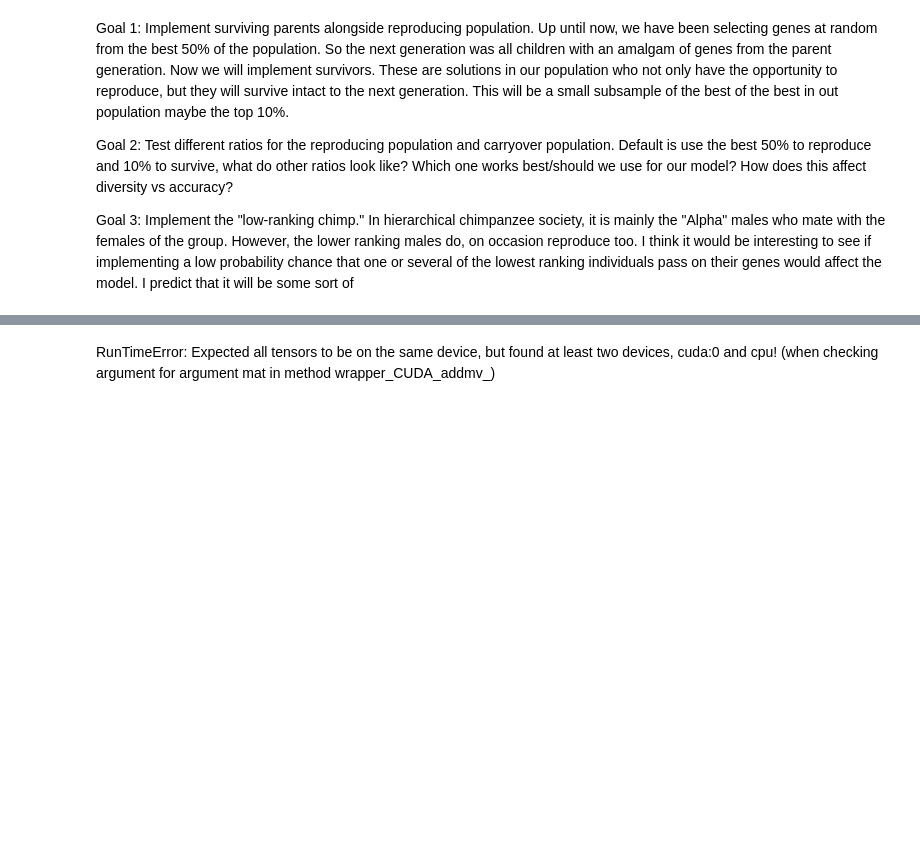
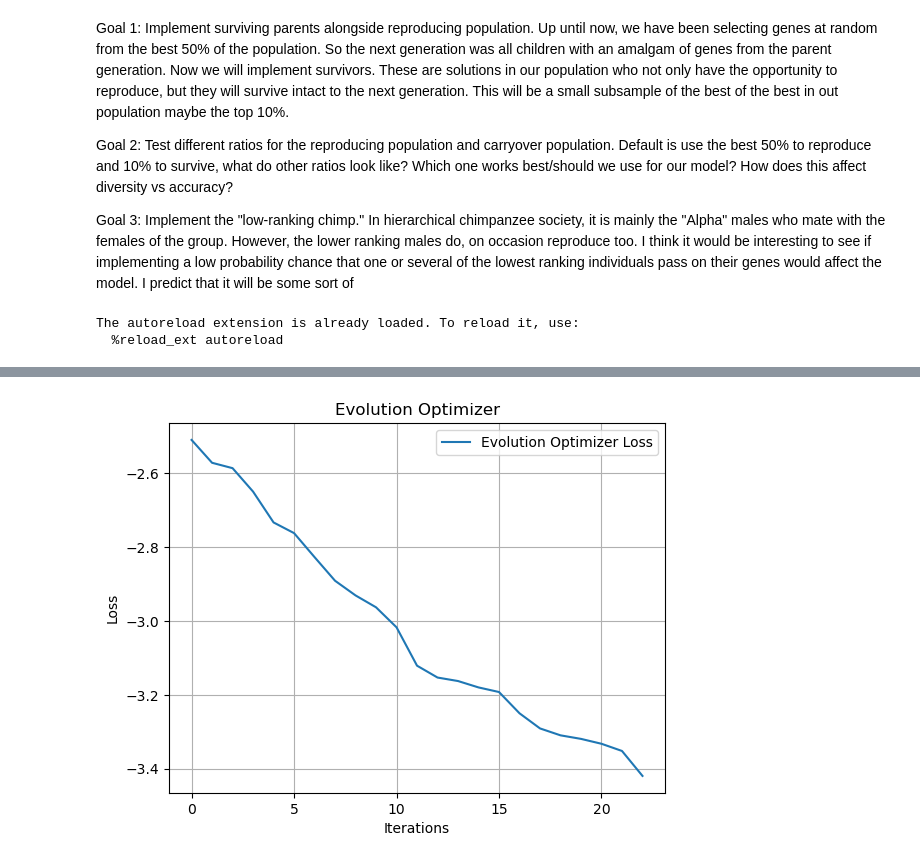
Before and after one commit to lawolff1702/EVO, a Jupyter notebook: fitness/fitness_comparisons.ipynb, the cells around one changed output, grey strips where cells are left out. Drawn from its saved outputs; the diff is of its cells as text; code cells hidden in the pictures; blank space fills up the shorter version.

Commit message:
fixed problems with device. Still running very slow on my laptop

```diff
--- a/fitness/fitness_comparisons.ipynb
+++ b/fitness/fitness_comparisons.ipynb
@@ -10,7 +10,7 @@ Goal 3: Implement the "low-ranking chimp." In hierarchical chimpanzee society, i
 %load_ext autoreload
 %autoreload 2
 import sys
-sys.path.append('../')  # Replace '/path/to/EVO_BASE' with the actual path to the module
+sys.path.append('../ExplorationVsExploitation')  # Replace '/path/to/EVO_BASE' with the actual path to the module
 from EVO import LogisticRegression, EvolutionOptimizer
 from fitness import FitnessOptimizer
 import torch
@@ -18,6 +18,9 @@ import numpy as np
 import time
 import random
 import matplotlib.pyplot as plt
+# %% [output]
+The autoreload extension is already loaded. To reload it, use:
+  %reload_ext autoreload
 # %%
 def classification_data(n_points = 300, noise = 0.2, p_dims = 2):
 
@@ -29,22 +32,33 @@ def classification_data(n_points = 300, noise = 0.2, p_dims = 2):
     return X, y
 # %%
 def accuracy(model, X, y):
+    device = model.w.device if model.w is not None else torch.device("cpu")
+    X, y = X.to(device), y.to(device)
     y_pred = model.predict(X)
     return (y_pred == y).float().mean().item()
 # %%
 X, y = classification_data(p_dims=200, noise=0.2, n_points=100)
 LR = LogisticRegression()
-opt = FitnessOptimizer(LR, "cuda")
+opt = FitnessOptimizer(LR)
 opt.set_mutation_rate(0.5)
 opt.set_population_size(100)
 
+print(f'Training on {opt.device}')
+
 LR.set_optimizer(opt)
 
+device = opt.device
+X, y = X.to(device), y.to(device)
+
 loss = []
+epoch = 1
 start = time.time()
 while accuracy(LR, X, y) < 1:
     opt.step(X, y, fitness_threshold=2)
     loss.append(LR.loss(X, y).item())
+    print(f"Epoch {epoch}\n    Accuracy: {accuracy(LR, X, y)}\n    Loss: {loss[-1]}")
+
+
 print("Time taken: ", time.time() - start)
 plt.plot(loss, label="Evolution Optimizer Loss")
 plt.xlabel("Iterations")
@@ -58,5 +88,4 @@ RuntimeError: Expected all tensors to be on the same device, but found at least
+[figure, added]
-# %% [markdown]
-RunTimeError: Expected all tensors to be on the same device, but found at least two devices, cuda:0 and cpu! (when checking argument for argument mat in method wrapper_CUDA_addmv_)
 # %%
 thresh_range = range(2, 10)
 loss_dict = {}
```
Also changed, not shown: parts of 2 cells of this notebook, 2 other files.
